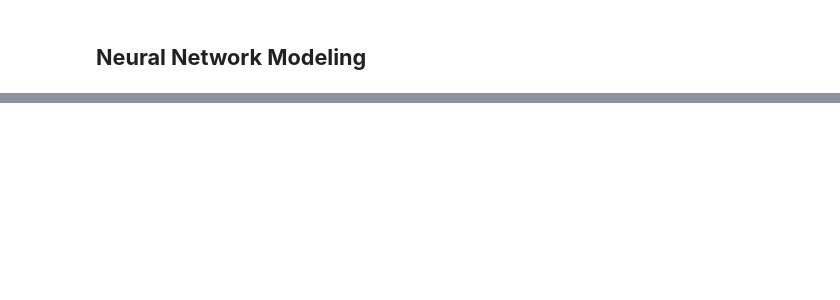
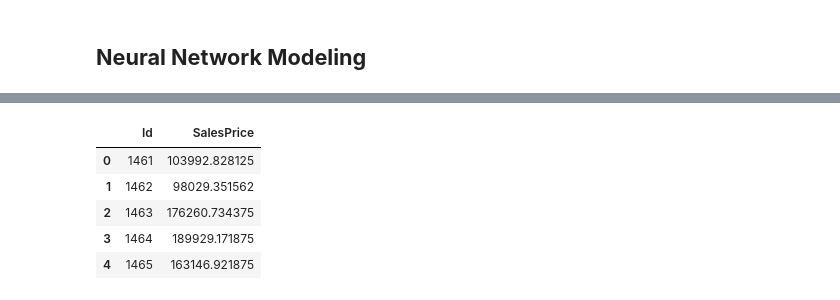
Before and after one commit to starkjones/House-Prices-Advanced-Regression-Kaggle-Exercise, a Jupyter notebook: Neural_Network_Kaggle_Exercise.ipynb, the cells around one changed output, grey strips where cells are left out. Saved outputs shown, nothing was run; the diff lists cells and outputs as text; code cells hidden in the pictures; blank space fills up the shorter version.

```diff
--- a/Neural_Network_Kaggle_Exercise.ipynb
+++ b/Neural_Network_Kaggle_Exercise.ipynb
@@ -424,0 +443,14 @@ ValueError: ignored
+# %%
+# Rearranging column order and names:
+
+nn_pred_df = nn_pred_df.iloc[:, [1,0]]
+nn_pred_df.columns = ['Id', 'SalesPrice']
+
+nn_pred_df.head()
+# %% [output]
+|  | Id | SalesPrice |
+| 0 | 1461 | 103992.828125 |
+| 1 | 1462 | 98029.351562 |
+| 2 | 1463 | 176260.734375 |
+| 3 | 1464 | 189929.171875 |
+| 4 | 1465 | 163146.921875 |
```
Also changed, not shown: parts of 20 cells of this notebook.
